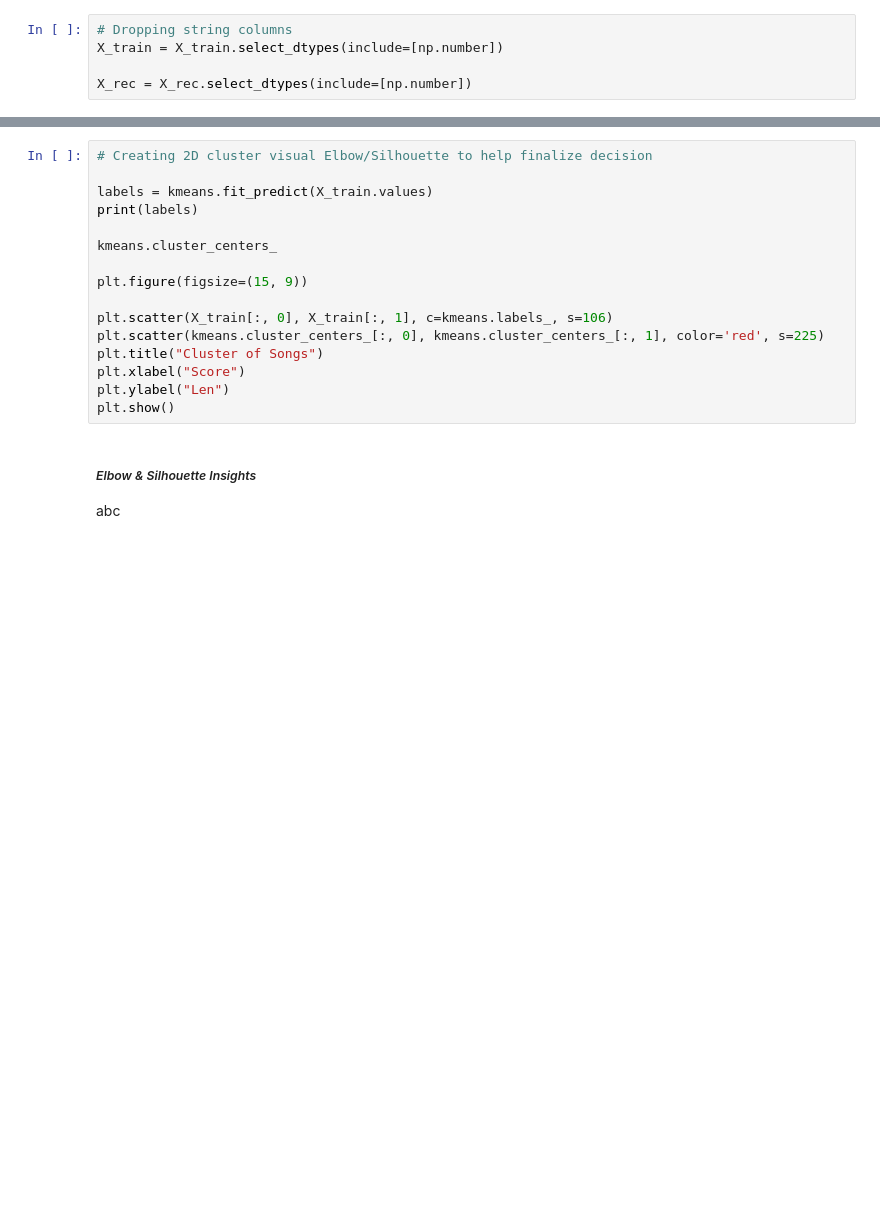
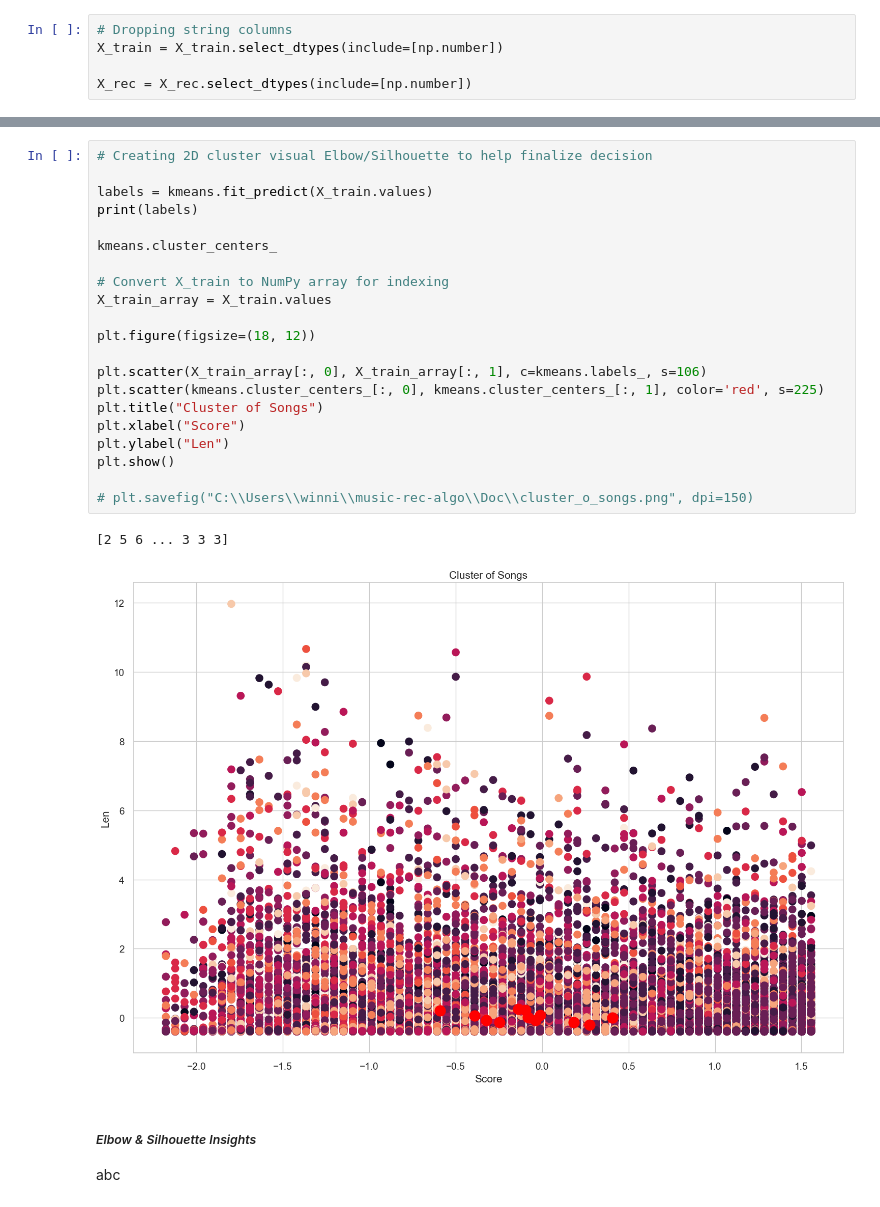
Before and after one commit to winni-datadiva/music-rec-algo, a Jupyter notebook: Code/03_Model.ipynb, the cells around one changed output, grey strips where cells are left out. Drawn from its saved outputs; the diff is of its cells as text; blank space fills up the shorter version.

```diff
--- a/Code/03_Model.ipynb
+++ b/Code/03_Model.ipynb
@@ -366,19 +418,27 @@ for k in k_values:
 # %%
 # Creating 2D cluster visual Elbow/Silhouette to help finalize decision
 
 labels = kmeans.fit_predict(X_train.values)
 print(labels)
 
 kmeans.cluster_centers_
 
-plt.figure(figsize=(15, 9))
+# Convert X_train to NumPy array for indexing
+X_train_array = X_train.values
 
-plt.scatter(X_train[:, 0], X_train[:, 1], c=kmeans.labels_, s=106)
+plt.figure(figsize=(18, 12))
+
+plt.scatter(X_train_array[:, 0], X_train_array[:, 1], c=kmeans.labels_, s=106)
 plt.scatter(kmeans.cluster_centers_[:, 0], kmeans.cluster_centers_[:, 1], color='red', s=225)
 plt.title("Cluster of Songs")
 plt.xlabel("Score")
 plt.ylabel("Len")
 plt.show()
+
+# plt.savefig("C:\\Users\\winni\\music-rec-algo\\Doc\\cluster_o_songs.png", dpi=150)
+# %% [output]
+[2 5 6 ... 3 3 3]
+[figure, added]
 # %% [markdown]
 ##### *Elbow & Silhouette Insights*
 
```
Also changed, not shown: parts of 12 cells of this notebook, 2 other files.
